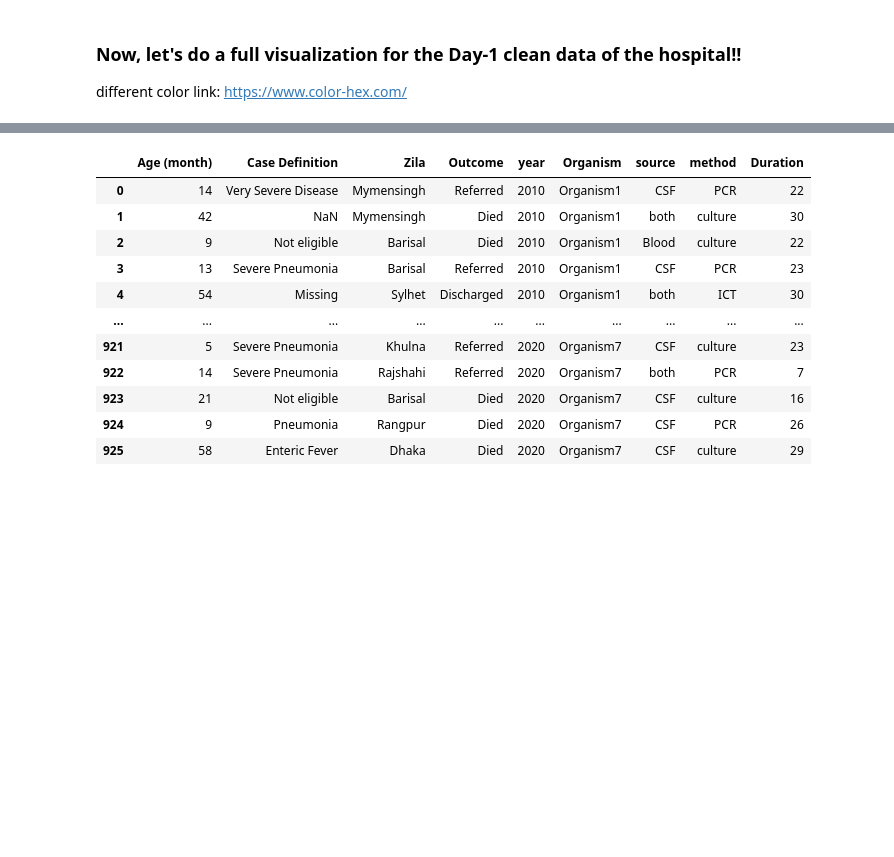
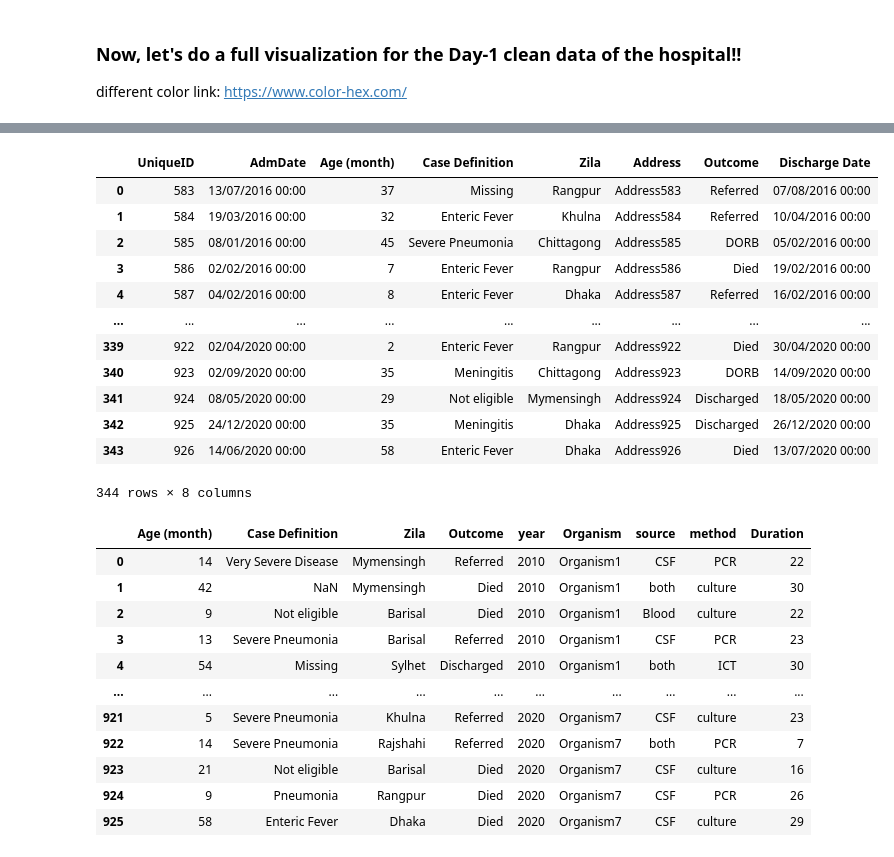
Before and after one commit to FahimHafiz/Vaccination-Dataset-Preprocessing-Analysis-and-Prediction-Using-Machine-Learning, a Jupyter notebook: main.ipynb, the cells around one changed output, grey strips where cells are left out. Drawn from its saved outputs; the diff is of its cells as text; code cells hidden in the pictures; blank space fills up the shorter version.

```diff
--- a/main.ipynb
+++ b/main.ipynb
@@ -193,7 +216,21 @@ FileNotFoundError: [Errno 2] No such file or directory: 'datasets/Hospital_data_
 # %%
 # Before and after vaccine data
-before_vaccine_data = pd.read_csv('Hospital_data_before_Vaccination.csv')
-after_vaccine_data = pd.read_csv('Hospital_data_after_Vaccination.csv')
+after_vaccine_data = pd.read_csv('/content/Vaccination-Dataset-Preprocessing-Analysis-and-Prediction-Using-Machine-Learning/datasets/Hospital_data_after_Vaccination.csv')
+after_vaccine_data
+# %% [output]
+|  | UniqueID | AdmDate | Age (month) | Case Definition | Zila | Address | Outcome | Discharge Date |
+| 0 | 583 | 13/07/2016 00:00 | 37 | Missing | Rangpur | Address583 | Referred | 07/08/2016 00:00 |
+| 1 | 584 | 19/03/2016 00:00 | 32 | Enteric Fever | Khulna | Address584 | Referred | 10/04/2016 00:00 |
+| 2 | 585 | 08/01/2016 00:00 | 45 | Severe Pneumonia | Chittagong | Address585 | DORB | 05/02/2016 00:00 |
+| 3 | 586 | 02/02/2016 00:00 | 7 | Enteric Fever | Rangpur | Address586 | Died | 19/02/2016 00:00 |
+| 4 | 587 | 04/02/2016 00:00 | 8 | Enteric Fever | Dhaka | Address587 | Referred | 16/02/2016 00:00 |
+| ... | ... | ... | ... | ... | ... | ... | ... | ... |
+| 339 | 922 | 02/04/2020 00:00 | 2 | Enteric Fever | Rangpur | Address922 | Died | 30/04/2020 00:00 |
+| 340 | 923 | 02/09/2020 00:00 | 35 | Meningitis | Chittagong | Address923 | DORB | 14/09/2020 00:00 |
+| 341 | 924 | 08/05/2020 00:00 | 29 | Not eligible | Mymensingh | Address924 | Discharged | 18/05/2020 00:00 |
+| 342 | 925 | 24/12/2020 00:00 | 35 | Meningitis | Dhaka | Address925 | Discharged | 26/12/2020 00:00 |
+| 343 | 926 | 14/06/2020 00:00 | 58 | Enteric Fever | Dhaka | Address926 | Died | 13/07/2020 00:00 |
+344 rows × 8 columns
 # %%
 # Before vaccine data
 before_vaccine_data['AdmDate'] = pd.to_datetime(before_vaccine_data['AdmDate'])
```
Also changed, not shown: parts of 2 cells of this notebook.
